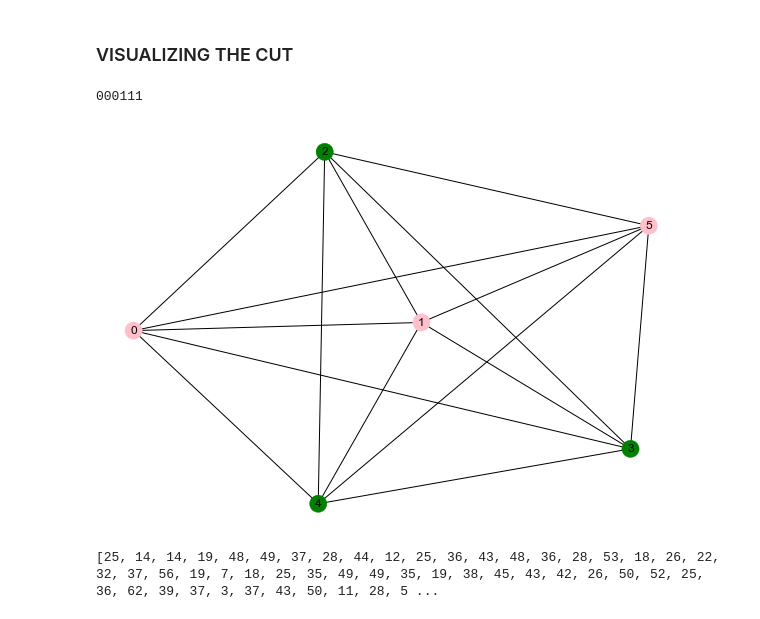
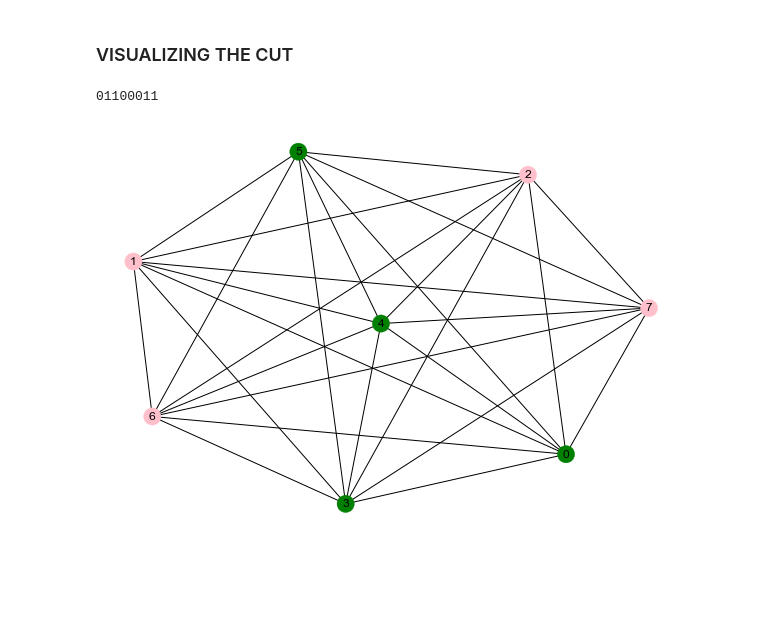
Before and after one commit to lanabozanic/comparing-algorithms, a Jupyter notebook: hybrids/QAOA-unweighted.ipynb, the cells around one changed output. Drawn from its saved outputs; the diff is of its cells as text; code cells hidden in the pictures; blank space fills up the shorter version.

```diff
--- a/hybrids/QAOA-unweighted.ipynb
+++ b/hybrids/QAOA-unweighted.ipynb
@@ -182,9 +208,10 @@ def qaoa_maxcut(n_layers=1):
     counts = np.bincount(np.array(bit_strings))
     most_freq_bit_string = np.argmax(counts)
     print("Optimized (gamma, beta) vectors:\n{}".format(params[:, :n_layers]))
-    print("Most frequently sampled bit string is: {:06b}".format(most_freq_bit_string))
-    most_freq_bit_string = format(most_freq_bit_string, '06b')
+    print("Most frequently sampled bit string is: {:08b}".format(most_freq_bit_string))
+    most_freq_bit_string = format(most_freq_bit_string, '08b')
     print(most_freq_bit_string)
+
 
     return -objective(params), bit_strings, most_freq_bit_string
 
@@ -192,7 +219,7 @@ def qaoa_maxcut(n_layers=1):
 # perform qaoa on our graph with p=1,2 and
 # keep the bitstring sample lists
 t = time.time()
-bitstring = qaoa_maxcut(n_layers=1)
+bitstring = qaoa_maxcut(n_layers=2)
 bitstrings1 = bitstring[1]
 t = time.time() - t
 # %% [output]
@@ -238,26 +265,19 @@ plt.show()
 ### VISUALIZING THE CUT
 # %%
 most_freq = bitstring[2]
-#print(bitstrings1[0])
 print(most_freq)
-#binary_string = format(most_freq, '06b')
-#print(binary_string)
-
-#print(graph_visual.nodes)
 
 colour_map = []
 
-for bit in binary_string:
+for bit in most_freq:
     if bit == '1':
         colour_map.append('pink')
     else:
         colour_map.append('green')
 
 nx.draw(graph_visual, node_color=colour_map, with_labels=True)
 # %% [output]
-000111
+01100011
-[figure, old version]
+[figure, new version]
 # %%
-print(bitstring[1])
+#print(bitstring[1])
-# %% [output]
-[25, 14, 14, 19, 48, 49, 37, 28, 44, 12, 25, 36, 43, 48, 36, 28, 53, 18, 26, 22, 32, 37, 56, 19, 7, 18, 25, 35, 49, 49, 35, 19, 38, 45, 43, 42, 26, 50, 52, 25, 36, 62, 39, 37, 3, 37, 43, 50, 11, 28, 5 ...
```
Also changed, not shown: parts of 6 cells of this notebook, 16 other files.
